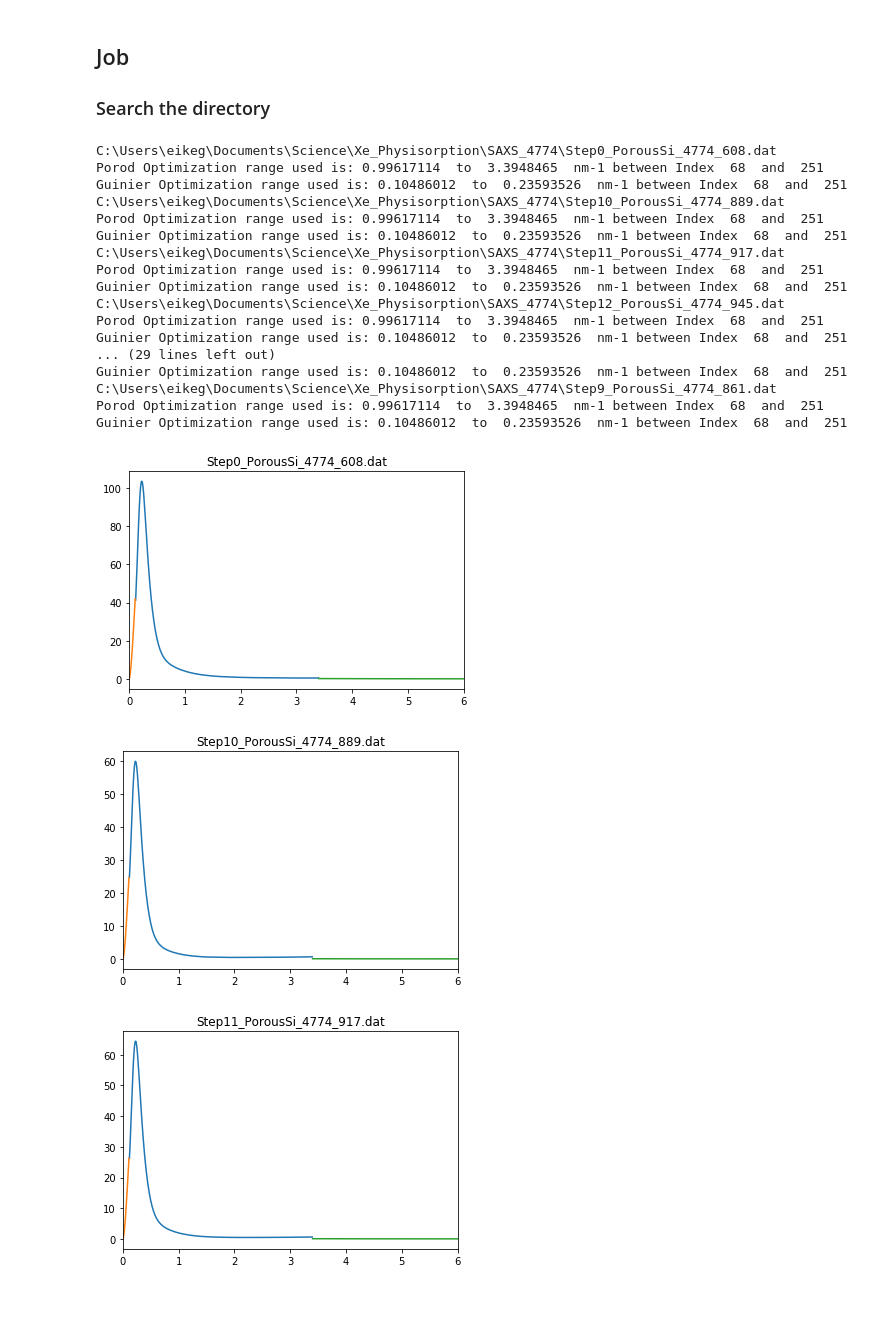
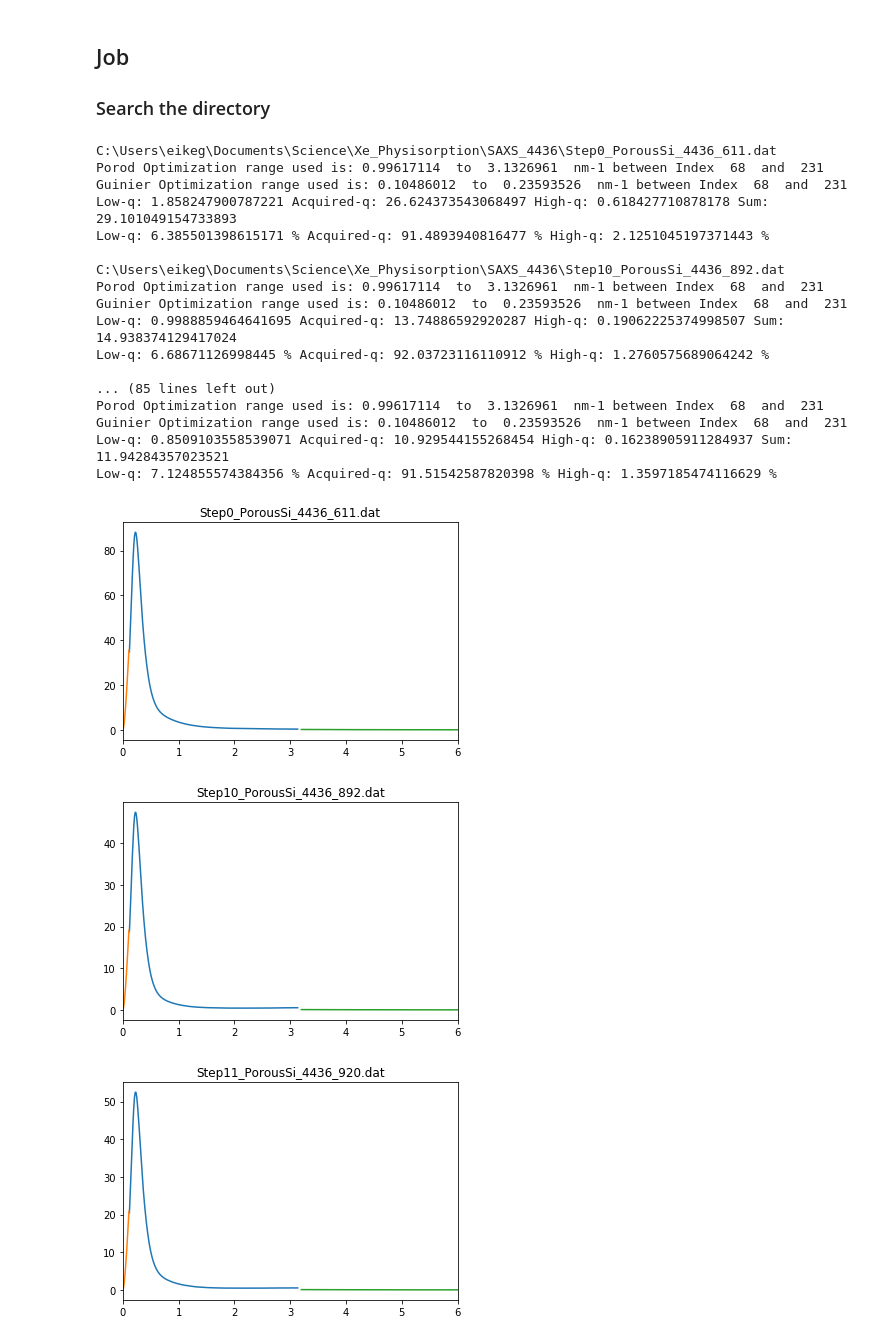
Before and after one commit to EikeGericke/pyASAXS, a Jupyter notebook: ASAXS_Invariant.ipynb, the cells around one changed output. Saved outputs shown, nothing was run; the diff lists cells and outputs as text; code cells hidden in the pictures; blank space fills up the shorter version.

```diff
--- a/ASAXS_Invariant.ipynb
+++ b/ASAXS_Invariant.ipynb
@@ -25,7 +25,7 @@ from matplotlib.colors import LogNorm, LinearSegmentedColormap
 ## Job Parameters
 # %%
 # give the metadada directory
-data_dir = 'C:\\Users\\eikeg\\Documents\\Science\\Xe_Physisorption\\SAXS_4774'
+data_dir = 'C:\\Users\\eikeg\\Documents\\Science\\Xe_Physisorption\\SAXS_4436'
 
 # give the target file tyle:
 target_file_type = '.dat'
@@ -88,6 +88,7 @@ for element in fileIterator:
 fileIterator = iter(fileList)
 dF_pe=pd.DataFrame()
 dF_gu=pd.DataFrame()
+dF_inv=pd.DataFrame()
 
 for element in fileIterator:
     q, I, e = np.genfromtxt(element,delimiter=',',unpack=True) # np.genfromtxt(element,skip_header=0,unpack=True)
@@ -162,56 +163,74 @@ for element in fileIterator:
         plt.title(element.split(os.sep)[-1], fontdict=None, loc='center', pad=None)
         ax.loglog()
     else:
         pass
 
     if porodFitting == True and guinierFitting == True:
         # Data for Kratky Plot - Ky
         I_acq_Ky = I[q_gu_skipPoints:-q_pe_skipPoints]
         q_acq_Ky = q[q_gu_skipPoints:-q_pe_skipPoints]
         q_low_Ky = np.arange(0, q[q_gu_skipPoints], 0.01)
         I_low_Ky = guinier(q_low_Ky,popt_gu[0], popt_gu[1])
         q_high_Ky = np.arange(math.ceil(q[:-q_pe_skipPoints][-1]*10)/10, 100, 1)
         I_high_Ky = porod_ext(q_high_Ky,0, 0, popt[2], popt[3])
+        # For the export
+        q_export=np.concatenate((q_low_Ky, q_acq_Ky,q_high_Ky))
+        I_export=np.concatenate((I_low_Ky, I_acq_Ky,I_high_Ky))
+        Iq2_export=I_export*q_export**2
+
+        # Integration of Invariant
+        Iq2_acq = I_acq_Ky*q_acq_Ky**2
+        int_acq = integrate.trapz(y=Iq2_acq ,x=q_acq_Ky, axis=- 1)
+        int_l, e_int_l = integrate.quad(guinier_q2, 0, q[q_gu_skipPoints], args=(popt_gu[0],popt_gu[1]))
+        int_h, e_int_h = integrate.quad(porod_ext_q2, q[:-q_pe_skipPoints][-1], 100, args=(0, 0, popt[2], popt[3]))
+        invariant = int_acq + int_l + int_h
+
+        print('Low-q:',int_l,'Acquired-q:',int_acq,'High-q:',int_h,'Sum:',invariant)
+        print('Low-q:',int_l/invariant*100,'% Acquired-q:',int_acq/invariant*100,'% High-q:',int_h/invariant*100,'%')
+
+        dF_inv = dF_inv.append({'Invariant':invariant,'Inv_Measured':int_acq,'Inv_Extrapolated_LowQ':int_l,'Inv_Extrapolated_HighQ':int_h,},ignore_index=True)
+
         if plot_Kratky == True:
             fig, ax = plt.subplots()
             ax.plot(q_acq_Ky, I_acq_Ky*q_acq_Ky**2)
             ax.plot(q_low_Ky, I_low_Ky*q_low_Ky**2)
             ax.plot(q_high_Ky, I_high_Ky*q_high_Ky**2)
 
             plt.title(element.split(os.sep)[-1], fontdict=None, loc='center', pad=None)
 
             plt.xlim(xmax = 6, xmin = 0)
         else:
             pass
+        print('')
 
 
     # Save Numpy array to csv with header
-#    save_file_name = element[:-4]+'_c0_Sub'+'.dat'
-#    file_header = str(element.split(os.sep)[-1])+'\tc0_Subtracted c0=\t'+str(popt[0])+'\n'+'q\tI\tPoisson error\nnm-1\tcm-1\tcm-1'
-#    np.savetxt(save_file_name, np.column_stack((q, I_out, e)), delimiter='\t', header=file_header)
+    save_file_name = element[:-4]+'_Invariant'+'.txt'
+    file_header = str(element.split(os.sep)[-1])+'\tc0_Subtracted and Invariant c0=\t'+str(popt[0])+'\n'+'q\tI\tI*q^2\nnm-1\tcm-1\tcm-1 nm-2'
+    np.savetxt(save_file_name, np.column_stack((q_export, I_export, Iq2_export)), delimiter='\t', header=file_header)
 
 # Save Pandas Frame to csv with header
-outputFrame = pd.concat([dF,dF_pe,dF_gu],axis=1)
-#save_outPut_name = data_dir+os.sep+'Porod_logg'+'.txt'
-#outputFrame.to_csv(save_outPut_name, sep='\t')
+outputFrame = pd.concat([dF,dF_pe,dF_gu,dF_inv],axis=1)
+save_outPut_name = data_dir+os.sep+data_dir.split(os.sep)[-1]+'Invariant_logg'+'.txt'
+outputFrame.to_csv(save_outPut_name, sep='\t')
 # %% [output]
-C:\Users\eikeg\Documents\Science\Xe_Physisorption\SAXS_4774\Step0_PorousSi_4774_608.dat
-Porod Optimization range used is: 0.99617114  to  3.3948465  nm-1 between Index  68  and  251
-Guinier Optimization range used is: 0.10486012  to  0.23593526  nm-1 between Index  68  and  251
-C:\Users\eikeg\Documents\Science\Xe_Physisorption\SAXS_4774\Step10_PorousSi_4774_889.dat
-Porod Optimization range used is: 0.99617114  to  3.3948465  nm-1 between Index  68  and  251
-Guinier Optimization range used is: 0.10486012  to  0.23593526  nm-1 between Index  68  and  251
-C:\Users\eikeg\Documents\Science\Xe_Physisorption\SAXS_4774\Step11_PorousSi_4774_917.dat
-Porod Optimization range used is: 0.99617114  to  3.3948465  nm-1 between Index  68  and  251
-Guinier Optimization range used is: 0.10486012  to  0.23593526  nm-1 between Index  68  and  251
-C:\Users\eikeg\Documents\Science\Xe_Physisorption\SAXS_4774\Step12_PorousSi_4774_945.dat
-Porod Optimization range used is: 0.99617114  to  3.3948465  nm-1 between Index  68  and  251
-Guinier Optimization range used is: 0.10486012  to  0.23593526  nm-1 between Index  68  and  251
-... (29 lines left out)
-Guinier Optimization range used is: 0.10486012  to  0.23593526  nm-1 between Index  68  and  251
-C:\Users\eikeg\Documents\Science\Xe_Physisorption\SAXS_4774\Step9_PorousSi_4774_861.dat
-Porod Optimization range used is: 0.99617114  to  3.3948465  nm-1 between Index  68  and  251
-Guinier Optimization range used is: 0.10486012  to  0.23593526  nm-1 between Index  68  and  251
+C:\Users\eikeg\Documents\Science\Xe_Physisorption\SAXS_4436\Step0_PorousSi_4436_611.dat
+Porod Optimization range used is: 0.99617114  to  3.1326961  nm-1 between Index  68  and  231
+Guinier Optimization range used is: 0.10486012  to  0.23593526  nm-1 between Index  68  and  231
+Low-q: 1.858247900787221 Acquired-q: 26.624373543068497 High-q: 0.618427710878178 Sum: 29.101049154733893
+Low-q: 6.385501398615171 % Acquired-q: 91.4893940816477 % High-q: 2.1251045197371443 %
+
+C:\Users\eikeg\Documents\Science\Xe_Physisorption\SAXS_4436\Step10_PorousSi_4436_892.dat
+Porod Optimization range used is: 0.99617114  to  3.1326961  nm-1 between Index  68  and  231
+Guinier Optimization range used is: 0.10486012  to  0.23593526  nm-1 between Index  68  and  231
+Low-q: 0.9988859464641695 Acquired-q: 13.74886592920287 High-q: 0.19062225374998507 Sum: 14.938374129417024
+Low-q: 6.68671126998445 % Acquired-q: 92.03723116110912 % High-q: 1.2760575689064242 %
+
+... (85 lines left out)
+Porod Optimization range used is: 0.99617114  to  3.1326961  nm-1 between Index  68  and  231
+Guinier Optimization range used is: 0.10486012  to  0.23593526  nm-1 between Index  68  and  231
+Low-q: 0.8509103558539071 Acquired-q: 10.929544155268454 High-q: 0.16238905911284937 Sum: 11.94284357023521
+Low-q: 7.124855574384356 % Acquired-q: 91.51542587820398 % High-q: 1.3597185474116629 %
-[figure, old version]
+[figure, new version]
-[figure, old version]
+[figure, new version]
-[figure, old version]
+[figure, new version]
```
Also changed, not shown: parts of 4 cells of this notebook.
